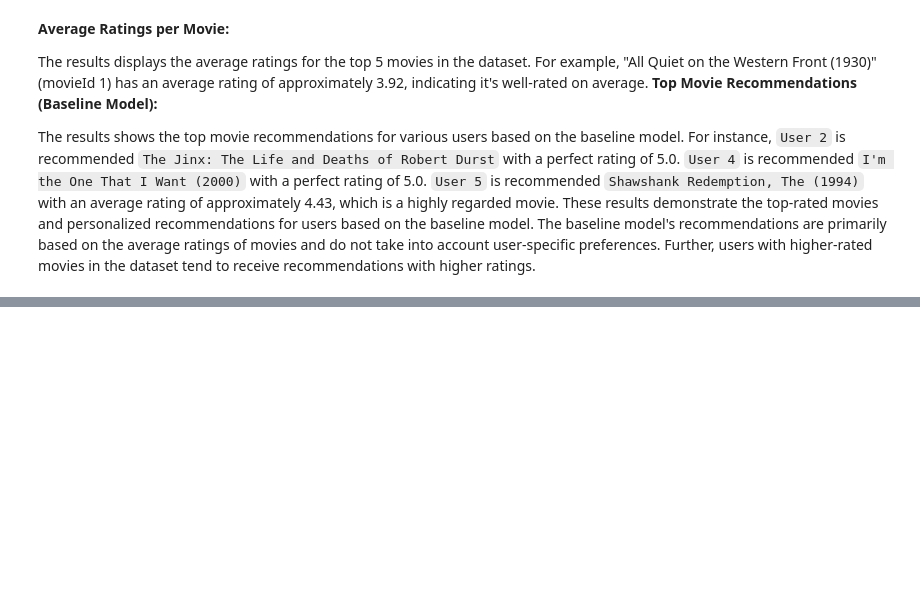
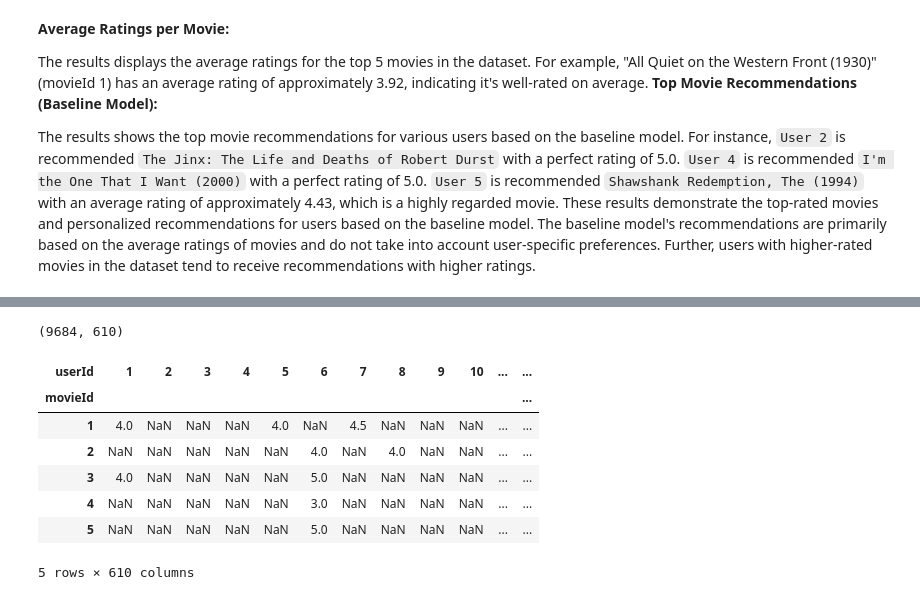
Before and after one commit to Dudimath/ScreenGenius-Smart-Movie-Suggestions, a Jupyter notebook: movie.ipynb, the cells around one changed output, grey strips where cells are left out. Saved outputs shown, nothing was run; the diff lists cells and outputs as text; code cells hidden in the pictures; blank space fills up the shorter version.

```diff
--- a/movie.ipynb
+++ b/movie.ipynb
@@ -548,0 +565,16 @@ These results demonstrate the top-rated movies and personalized recommendations
+# %%
+# Perform a train-test split on the 'data' DataFrame
+# - test_size=0.01 indicates that 1% of the data will be used for testing, and the rest for training
+trainData, testData = train_test_split(data, test_size=0.01)
+
+# Display the shape (number of rows and columns) of the training data
+print("Training Data Shape:", trainData.shape)
+
+# Display the first few rows of the training data
+display(trainData.head())
+
+# Display the shape (number of rows and columns) of the testing data
+print("Testing Data Shape:", testData.shape)
+
+# Display the first few rows of the testing data
+display(testData.head())
@@ -552,0 +602,14 @@ Let's create a user-item matrix where rows represent users, columns represent mo
+# %%
+matrix = trainData.pivot_table(index = "movieId", columns = "userId", values = "rating")
+print(matrix.shape)
+matrix.head()
+# %% [output]
+(9684, 610)
+| userId | 1 | 2 | 3 | 4 | 5 | 6 | 7 | 8 | 9 | 10 | ... | ... |
+| movieId |  |  |  |  |  |  |  |  |  |  |  | ... |
+| 1 | 4.0 | NaN | NaN | NaN | 4.0 | NaN | 4.5 | NaN | NaN | NaN | ... | ... |
+| 2 | NaN | NaN | NaN | NaN | NaN | 4.0 | NaN | 4.0 | NaN | NaN | ... | ... |
+| 3 | 4.0 | NaN | NaN | NaN | NaN | 5.0 | NaN | NaN | NaN | NaN | ... | ... |
+| 4 | NaN | NaN | NaN | NaN | NaN | 3.0 | NaN | NaN | NaN | NaN | ... | ... |
+| 5 | NaN | NaN | NaN | NaN | NaN | 5.0 | NaN | NaN | NaN | NaN | ... | ... |
+5 rows × 610 columns
```
Also changed, not shown: parts of 16 cells of this notebook.
